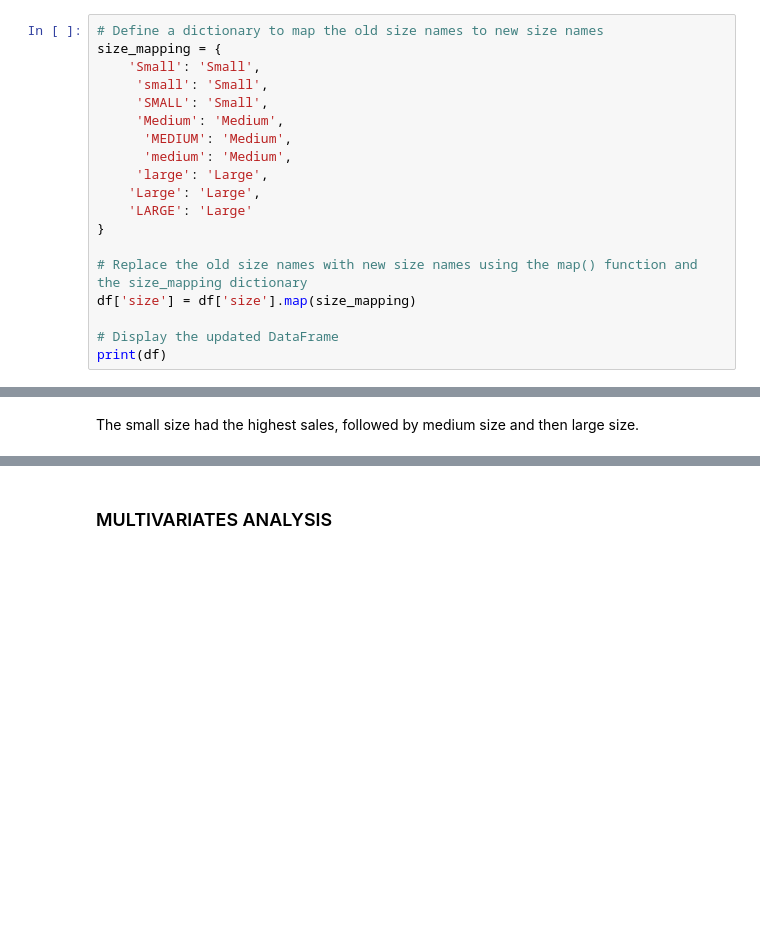
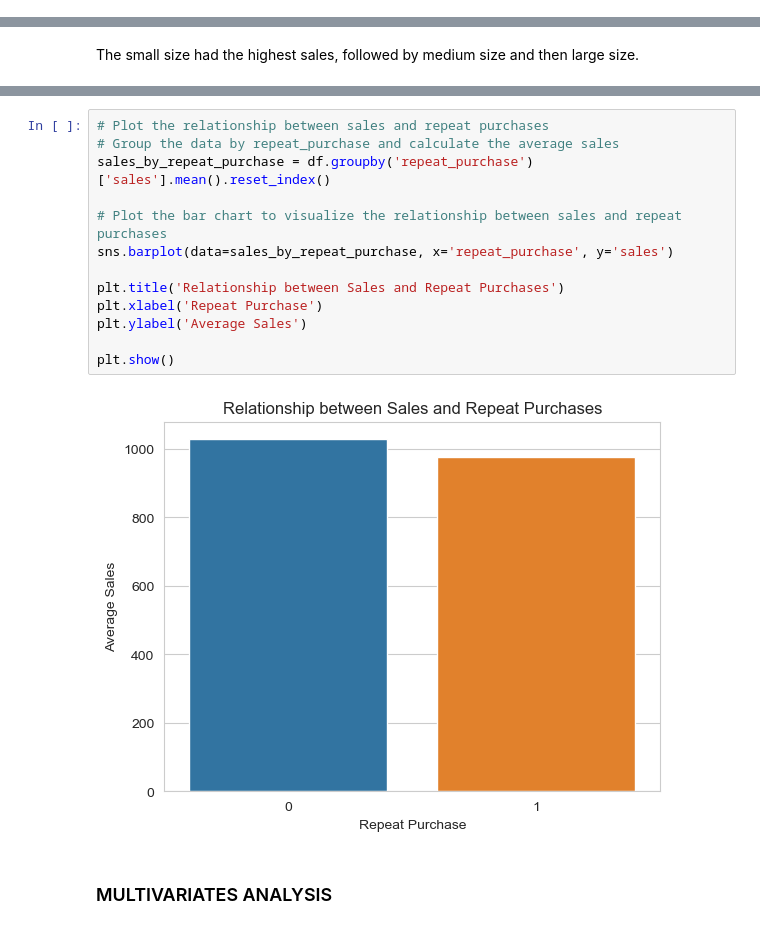
Before and after one commit to LoveRedemption/Pet_supply_analysis, a Jupyter notebook: Pet_Box.ipynb, the cells around one changed output, grey strips where cells are left out. Saved outputs shown, nothing was run; the diff lists cells and outputs as text; blank space fills up the shorter version.

```diff
--- a/Pet_Box.ipynb
+++ b/Pet_Box.ipynb
@@ -163,22 +163,3 @@ num_unknown = (df['category'] == 'unknown').sum()
 print(f"{num_unknown} occurrences of 'unknown' found")
 # %% [output]
 25 occurrences of 'unknown' found
-# %%
-# Define a dictionary to map the old size names to new size names
-size_mapping = {
-    'Small': 'Small',
-     'small': 'Small',
-     'SMALL': 'Small',
-     'Medium': 'Medium',
-      'MEDIUM': 'Medium',
-      'medium': 'Medium',
-     'large': 'Large',
-    'Large': 'Large',
-    'LARGE': 'Large'
-}
-
-# Replace the old size names with new size names using the map() function and the size_mapping dictionary
-df['size'] = df['size'].map(size_mapping)
-
-# Display the updated DataFrame
-print(df)
@@ -518,3 +517,18 @@ The small size had the highest sales, followed by medium size and then large siz
+# %%
+# Plot the relationship between sales and repeat purchases
+# Group the data by repeat_purchase and calculate the average sales
+sales_by_repeat_purchase = df.groupby('repeat_purchase')['sales'].mean().reset_index()
+
+# Plot the bar chart to visualize the relationship between sales and repeat purchases
+sns.barplot(data=sales_by_repeat_purchase, x='repeat_purchase', y='sales')
+
+plt.title('Relationship between Sales and Repeat Purchases')
+plt.xlabel('Repeat Purchase')
+plt.ylabel('Average Sales')
+
+plt.show()
+# %% [output]
+[figure, added]
 # %% [markdown]
 ### MULTIVARIATES ANALYSIS
 # %%
```
Also changed, not shown: parts of 7 cells of this notebook, 1 other file.
